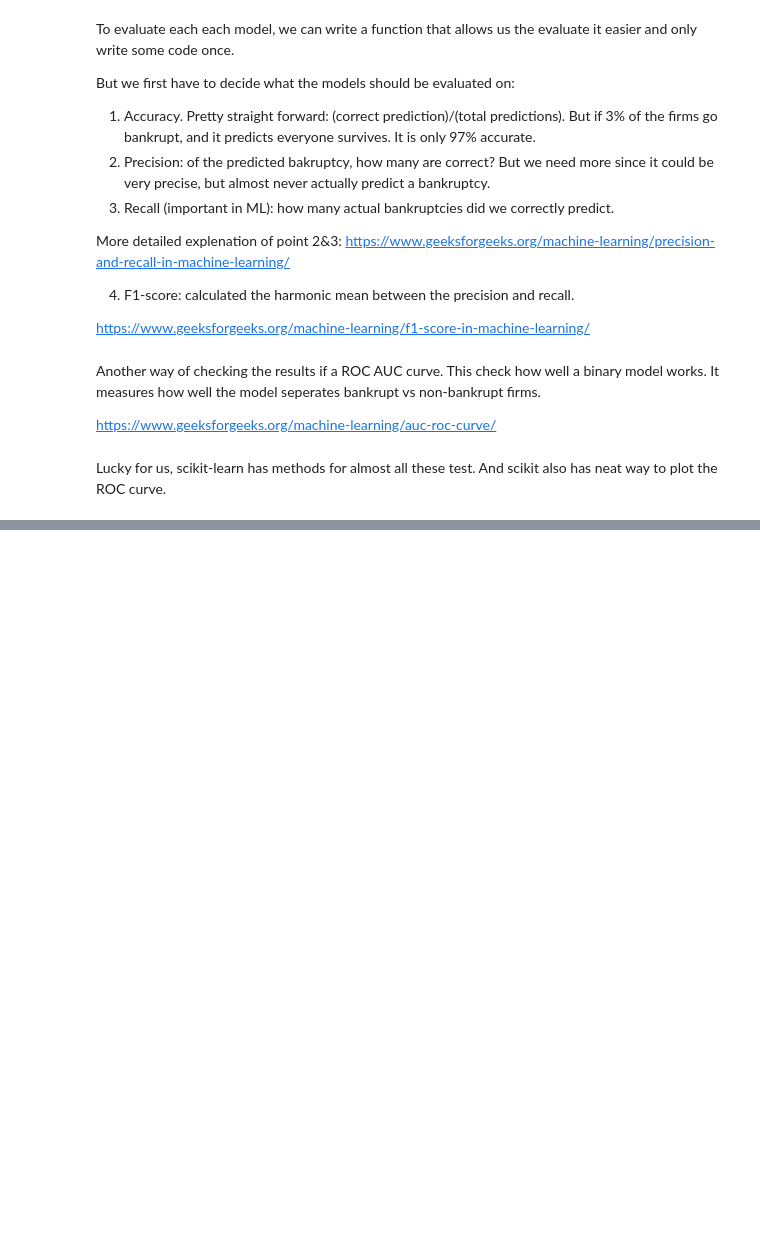
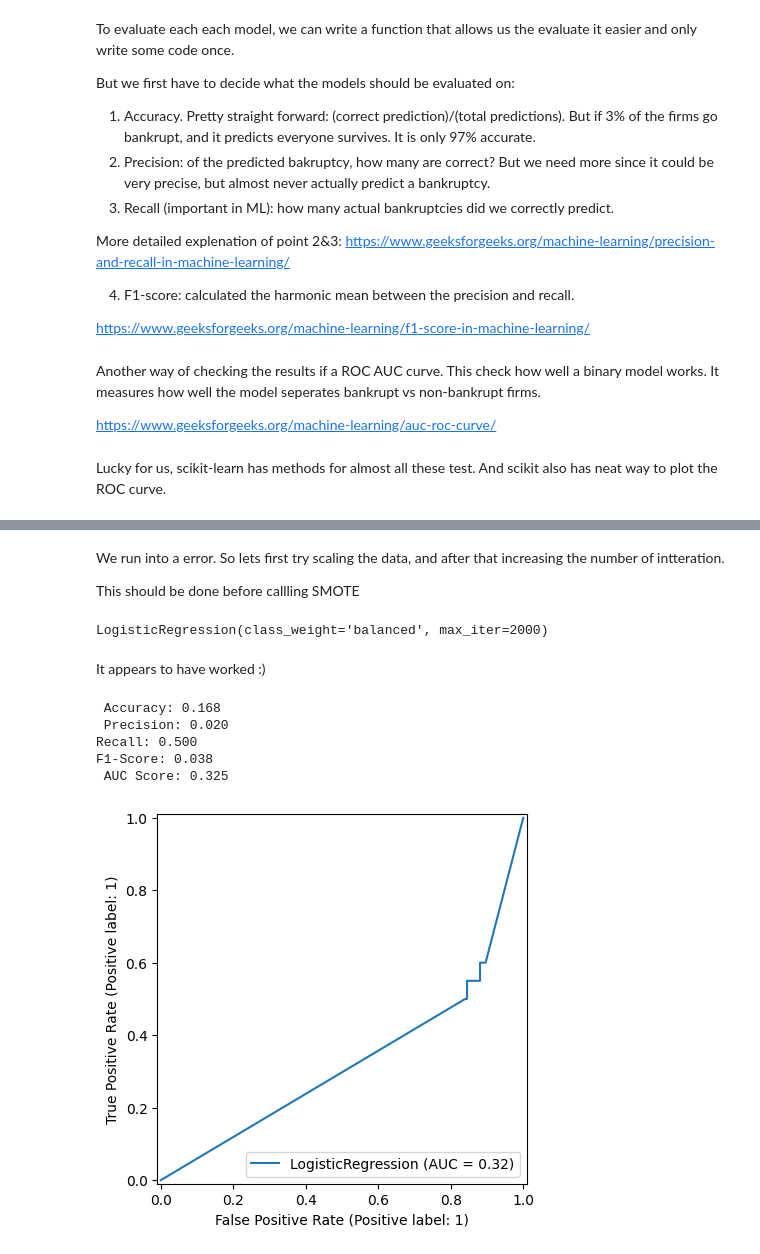
Before and after one commit to Vincent2308/Corporate-Bankruptcy, a Jupyter notebook: notebooks/week2/polish_model.ipynb, the cells around one changed output, grey strips where cells are left out. Saved outputs shown, nothing was run; the diff lists cells and outputs as text; code cells hidden in the pictures; blank space fills up the shorter version.

```diff
--- a/notebooks/week2/polish_model.ipynb
+++ b/notebooks/week2/polish_model.ipynb
@@ -101,18 +112,31 @@ Lucky for us, scikit-learn has methods for almost all these test. And scikit als
 #IMPORTS
 from sklearn.metrics import(accuracy_score, precision_score, recall_score, f1_score, roc_auc_score,)
 from sklearn.metrics import RocCurveDisplay
-import matplotlib.plyplot as plt
+import matplotlib.pyplot as plt
 
 
-def evaluate_model(model, x_test, y_test):
+def evaluate_model(model, x_test_sc, y_test):
     # evaluate the mdodel based on the previoulsy chosen metrics
 
-    y_pred = model.predict(x_test)
-    y_prob = model.predict_proba(x_test)[:,1]
+    y_pred = model.predict(x_test_sc)
+
+    # gets the predicted probability the the sample belongs to bankrupt = 1
+    y_prob = model.predict_proba(x_test_sc)[:,1]
 
     #metrics
     acc = accuracy_score(y_test, y_pred)
-    pre =
-    rec =
-    f1 =
-    auc =
+    pre = precision_score(y_test, y_pred)
+    rec = recall_score(y_test,y_pred)
+    f1 = f1_score(y_test,y_pred)
+    auc = roc_auc_score(y_test, y_prob)
+
+    # print results
+    print(f' Accuracy: {acc:.3f}')
+    print(f' Precision: {pre:.3f}')
+    print(f'Recall: {rec:.3f}')
+    print(f'F1-Score: {f1:.3f}')
+    print(f' AUC Score: {auc:.3f}')
+
+
+    RocCurveDisplay.from_estimator(model, x_test_sc, y_test)
+    plt.show()
@@ -118,0 +183,8 @@ def evaluate_model(model, x_test, y_test):
+# %%
+# first we train the model as is, so withouh SMOTE.
+# we can again import a function from sklearn
+# https://scikit-learn.org/stable/modules/generated/sklearn.linear_model.LogisticRegression.html#sklearn.linear_model.LogisticRegression
+from sklearn.linear_model import LogisticRegression
+
+lr = LogisticRegression(max_iter = 500, class_weight = "balanced")
+lr.fit(x_train, y_train)
@@ -118,0 +201,20 @@ def evaluate_model(model, x_test, y_test):
+# %% [markdown]
+We run into a error. So lets first try scaling the data, and after that increasing the number of intteration.
+
+This should be done before callling SMOTE
+# %%
+lr = LogisticRegression(max_iter=2000, class_weight="balanced")
+lr.fit(x_train_sc, y_train)
+# %% [output]
+LogisticRegression(class_weight='balanced', max_iter=2000)
+# %% [markdown]
+It appears to have worked :)
+# %%
+evaluate_model(lr, x_test, y_test)
+# %% [output]
+ Accuracy: 0.168
+ Precision: 0.020
+Recall: 0.500
+F1-Score: 0.038
+ AUC Score: 0.325
+[figure, added]
```
Also changed, not shown: parts of 22 cells of this notebook.
